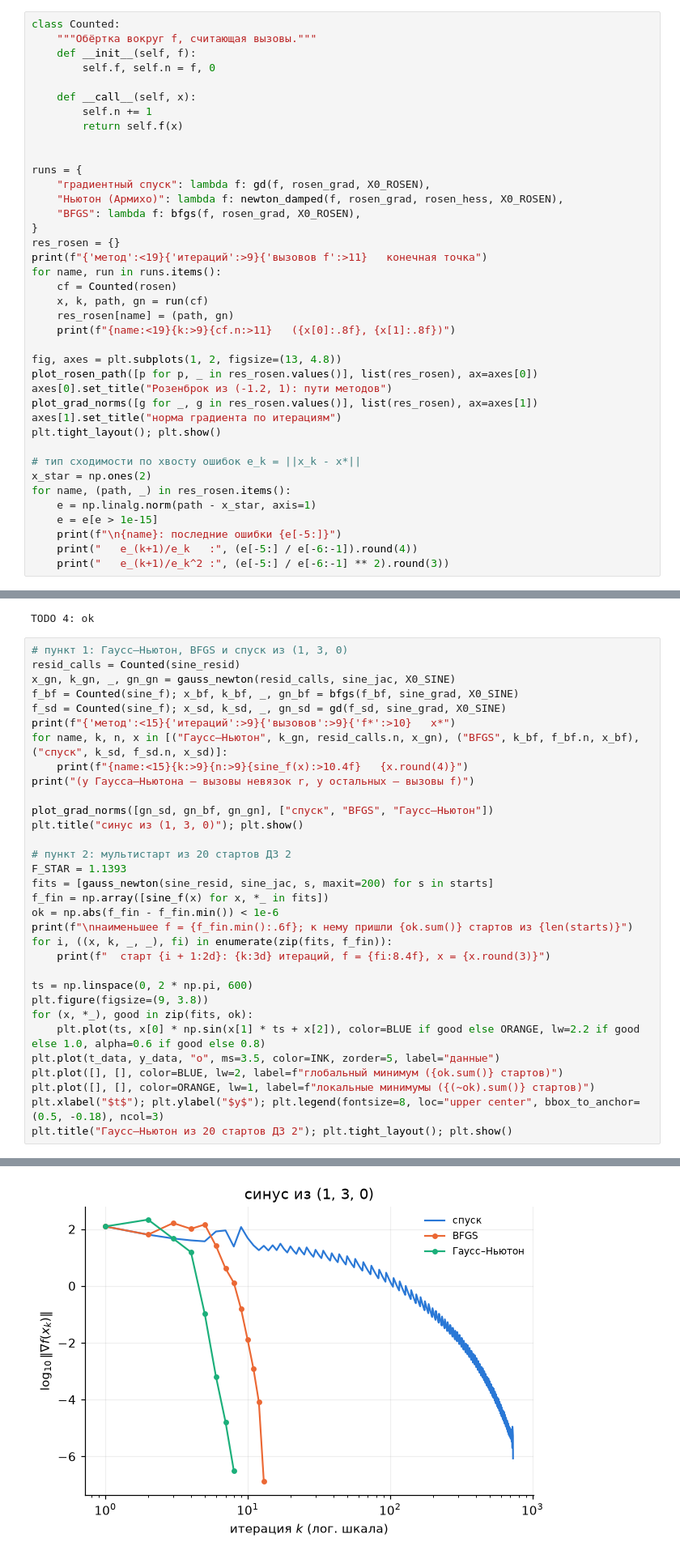
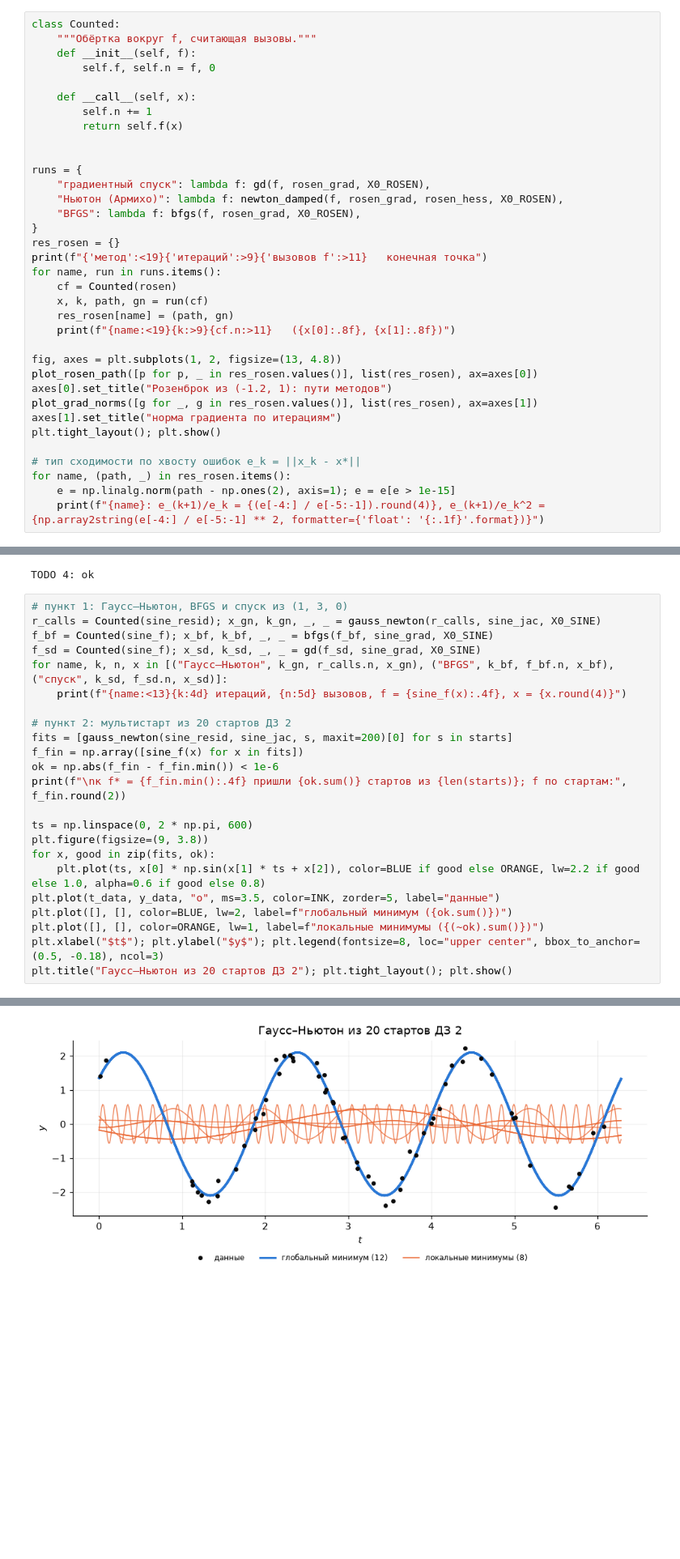
Before and after one commit to anton-lopatkin/misis-numerical-optimization, a Jupyter notebook: submissions/hw03/lopatkin.ipynb, the cells around one changed output, grey strips where cells are left out. Shown at 81% size. Cells and saved outputs as stored; diff of their text form; blank space fills up the shorter version.

```diff
--- a/submissions/hw03/lopatkin.ipynb
+++ b/submissions/hw03/lopatkin.ipynb
@@ -400,13 +382,9 @@ axes[1].set_title("норма градиента по итерациям")
 plt.tight_layout(); plt.show()
 
 # тип сходимости по хвосту ошибок e_k = ||x_k - x*||
-x_star = np.ones(2)
 for name, (path, _) in res_rosen.items():
-    e = np.linalg.norm(path - x_star, axis=1)
-    e = e[e > 1e-15]
-    print(f"\n{name}: последние ошибки {e[-5:]}")
-    print("   e_(k+1)/e_k   :", (e[-5:] / e[-6:-1]).round(4))
-    print("   e_(k+1)/e_k^2 :", (e[-5:] / e[-6:-1] ** 2).round(3))
+    e = np.linalg.norm(path - np.ones(2), axis=1); e = e[e > 1e-15]
+    print(f"{name}: e_(k+1)/e_k = {(e[-4:] / e[-5:-1]).round(4)}, e_(k+1)/e_k^2 = {np.array2string(e[-4:] / e[-5:-1] ** 2, formatter={'float': '{:.1f}'.format})}")
 # %% [output]
 метод               итераций  вызовов f   конечная точка
 градиентный спуск      13756     150555   (0.99999922, 0.99999843)
@@ -534,34 +479,25 @@ print("TODO 4: ok")
 TODO 4: ok
 # %%
 # пункт 1: Гаусс–Ньютон, BFGS и спуск из (1, 3, 0)
-resid_calls = Counted(sine_resid)
-x_gn, k_gn, _, gn_gn = gauss_newton(resid_calls, sine_jac, X0_SINE)
-f_bf = Counted(sine_f); x_bf, k_bf, _, gn_bf = bfgs(f_bf, sine_grad, X0_SINE)
-f_sd = Counted(sine_f); x_sd, k_sd, _, gn_sd = gd(f_sd, sine_grad, X0_SINE)
-print(f"{'метод':<15}{'итераций':>9}{'вызовов':>9}{'f*':>10}   x*")
-for name, k, n, x in [("Гаусс–Ньютон", k_gn, resid_calls.n, x_gn), ("BFGS", k_bf, f_bf.n, x_bf), ("спуск", k_sd, f_sd.n, x_sd)]:
-    print(f"{name:<15}{k:>9}{n:>9}{sine_f(x):>10.4f}   {x.round(4)}")
-print("(у Гаусса–Ньютона — вызовы невязок r, у остальных — вызовы f)")
-
-plot_grad_norms([gn_sd, gn_bf, gn_gn], ["спуск", "BFGS", "Гаусс–Ньютон"])
-plt.title("синус из (1, 3, 0)"); plt.show()
+r_calls = Counted(sine_resid); x_gn, k_gn, _, _ = gauss_newton(r_calls, sine_jac, X0_SINE)
+f_bf = Counted(sine_f); x_bf, k_bf, _, _ = bfgs(f_bf, sine_grad, X0_SINE)
+f_sd = Counted(sine_f); x_sd, k_sd, _, _ = gd(f_sd, sine_grad, X0_SINE)
+for name, k, n, x in [("Гаусс–Ньютон", k_gn, r_calls.n, x_gn), ("BFGS", k_bf, f_bf.n, x_bf), ("спуск", k_sd, f_sd.n, x_sd)]:
+    print(f"{name:<13}{k:4d} итераций, {n:5d} вызовов, f = {sine_f(x):.4f}, x = {x.round(4)}")
 
 # пункт 2: мультистарт из 20 стартов ДЗ 2
-F_STAR = 1.1393
-fits = [gauss_newton(sine_resid, sine_jac, s, maxit=200) for s in starts]
-f_fin = np.array([sine_f(x) for x, *_ in fits])
+fits = [gauss_newton(sine_resid, sine_jac, s, maxit=200)[0] for s in starts]
+f_fin = np.array([sine_f(x) for x in fits])
 ok = np.abs(f_fin - f_fin.min()) < 1e-6
-print(f"\nнаименьшее f = {f_fin.min():.6f}; к нему пришли {ok.sum()} стартов из {len(starts)}")
-for i, ((x, k, _, _), fi) in enumerate(zip(fits, f_fin)):
-    print(f"  старт {i + 1:2d}: {k:3d} итераций, f = {fi:8.4f}, x = {x.round(3)}")
+print(f"\nк f* = {f_fin.min():.4f} пришли {ok.sum()} стартов из {len(starts)}; f по стартам:", f_fin.round(2))
 
 ts = np.linspace(0, 2 * np.pi, 600)
 plt.figure(figsize=(9, 3.8))
-for (x, *_), good in zip(fits, ok):
+for x, good in zip(fits, ok):
     plt.plot(ts, x[0] * np.sin(x[1] * ts + x[2]), color=BLUE if good else ORANGE, lw=2.2 if good else 1.0, alpha=0.6 if good else 0.8)
 plt.plot(t_data, y_data, "o", ms=3.5, color=INK, zorder=5, label="данные")
-plt.plot([], [], color=BLUE, lw=2, label=f"глобальный минимум ({ok.sum()} стартов)")
-plt.plot([], [], color=ORANGE, lw=1, label=f"локальные минимумы ({(~ok).sum()} стартов)")
+plt.plot([], [], color=BLUE, lw=2, label=f"глобальный минимум ({ok.sum()})")
+plt.plot([], [], color=ORANGE, lw=1, label=f"локальные минимумы ({(~ok).sum()})")
 plt.xlabel("$t$"); plt.ylabel("$y$"); plt.legend(fontsize=8, loc="upper center", bbox_to_anchor=(0.5, -0.18), ncol=3)
 plt.title("Гаусс–Ньютон из 20 стартов ДЗ 2"); plt.tight_layout(); plt.show()
 # %% [output]
@@ -573 +510 @@ BFGS                  12       41    1.1393   [2.1014 2.9967 0.7003]
-[figure, old version]
+[figure, new version]
```
Also changed, not shown: parts of 12 cells of this notebook.
